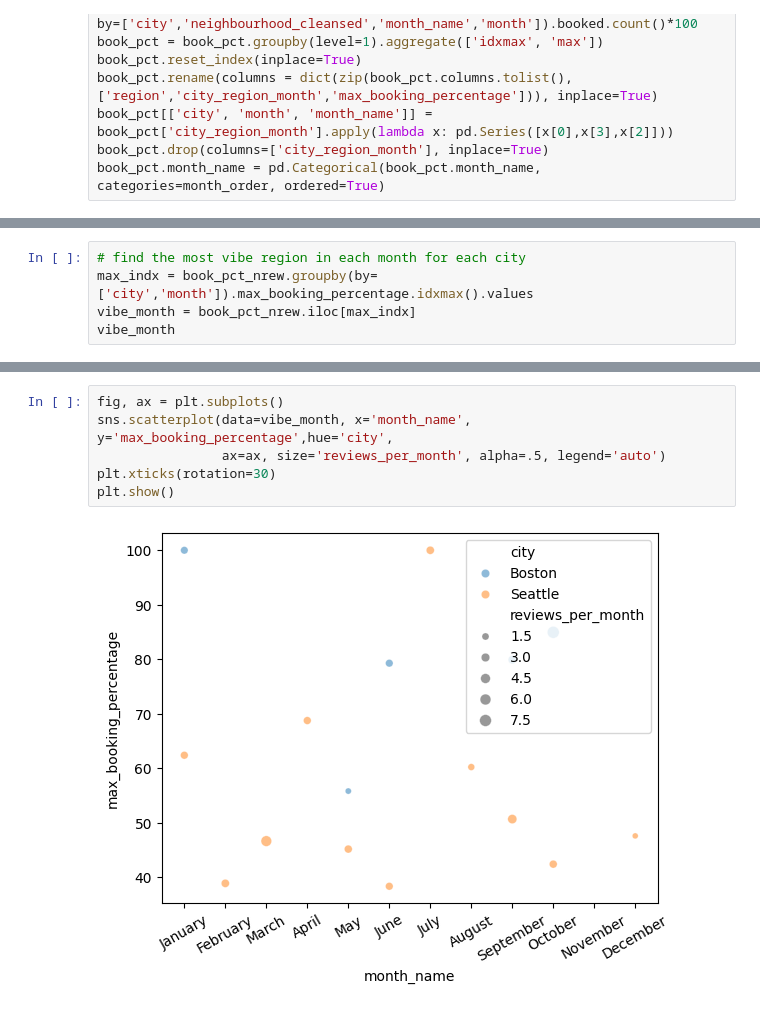
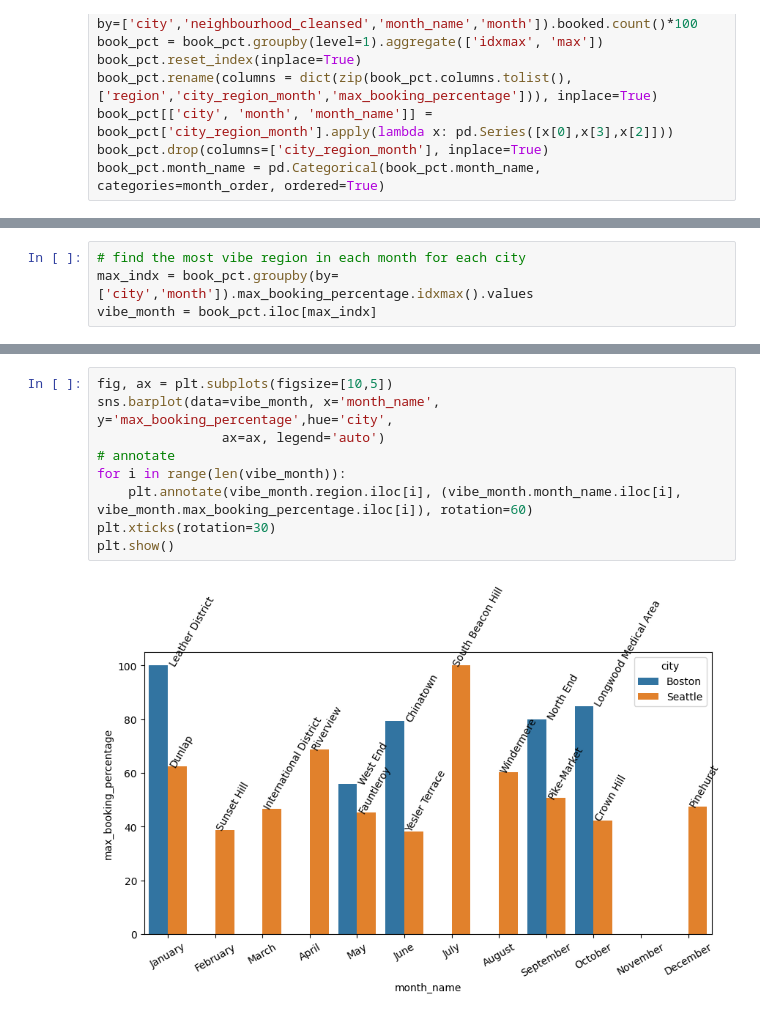
Before and after one commit to GinnCheng/Proj-Kaggle-Airbnb, a Jupyter notebook: main_script.ipynb, the cells around one changed output, grey strips where cells are left out. Saved outputs shown, nothing was run; the diff lists cells and outputs as text.

```diff
--- a/main_script.ipynb
+++ b/main_script.ipynb
@@ -305,5 +266,4 @@ book_pct_nrew
 # %%
 # find the most vibe region in each month for each city
-max_indx = book_pct_nrew.groupby(by=['city','month']).max_booking_percentage.idxmax().values
-vibe_month = book_pct_nrew.iloc[max_indx]
-vibe_month
+max_indx = book_pct.groupby(by=['city','month']).max_booking_percentage.idxmax().values
+vibe_month = book_pct.iloc[max_indx]
@@ -328,8 +270,11 @@ vibe_month
 # %%
-fig, ax = plt.subplots()
-sns.scatterplot(data=vibe_month, x='month_name', y='max_booking_percentage',hue='city',
-                ax=ax, size='reviews_per_month', alpha=.5, legend='auto')
+fig, ax = plt.subplots(figsize=[10,5])
+sns.barplot(data=vibe_month, x='month_name', y='max_booking_percentage',hue='city',
+                ax=ax, legend='auto')
+# annotate
+for i in range(len(vibe_month)):
+    plt.annotate(vibe_month.region.iloc[i], (vibe_month.month_name.iloc[i], vibe_month.max_booking_percentage.iloc[i]), rotation=60)
 plt.xticks(rotation=30)
 plt.show()
 # %% [output]
-[figure, old version]
+[figure, new version]
```
Also changed, not shown: parts of 6 cells of this notebook.
